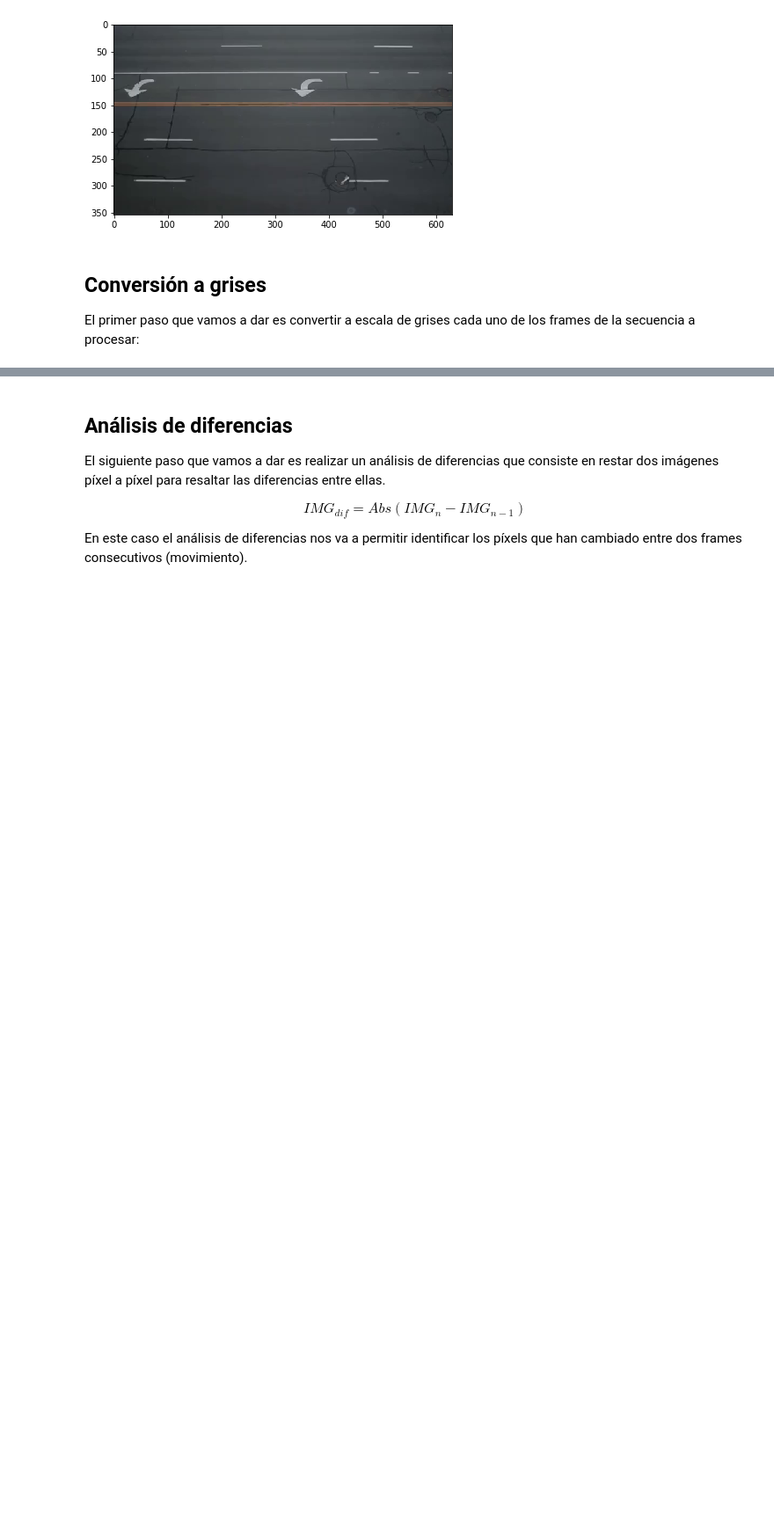
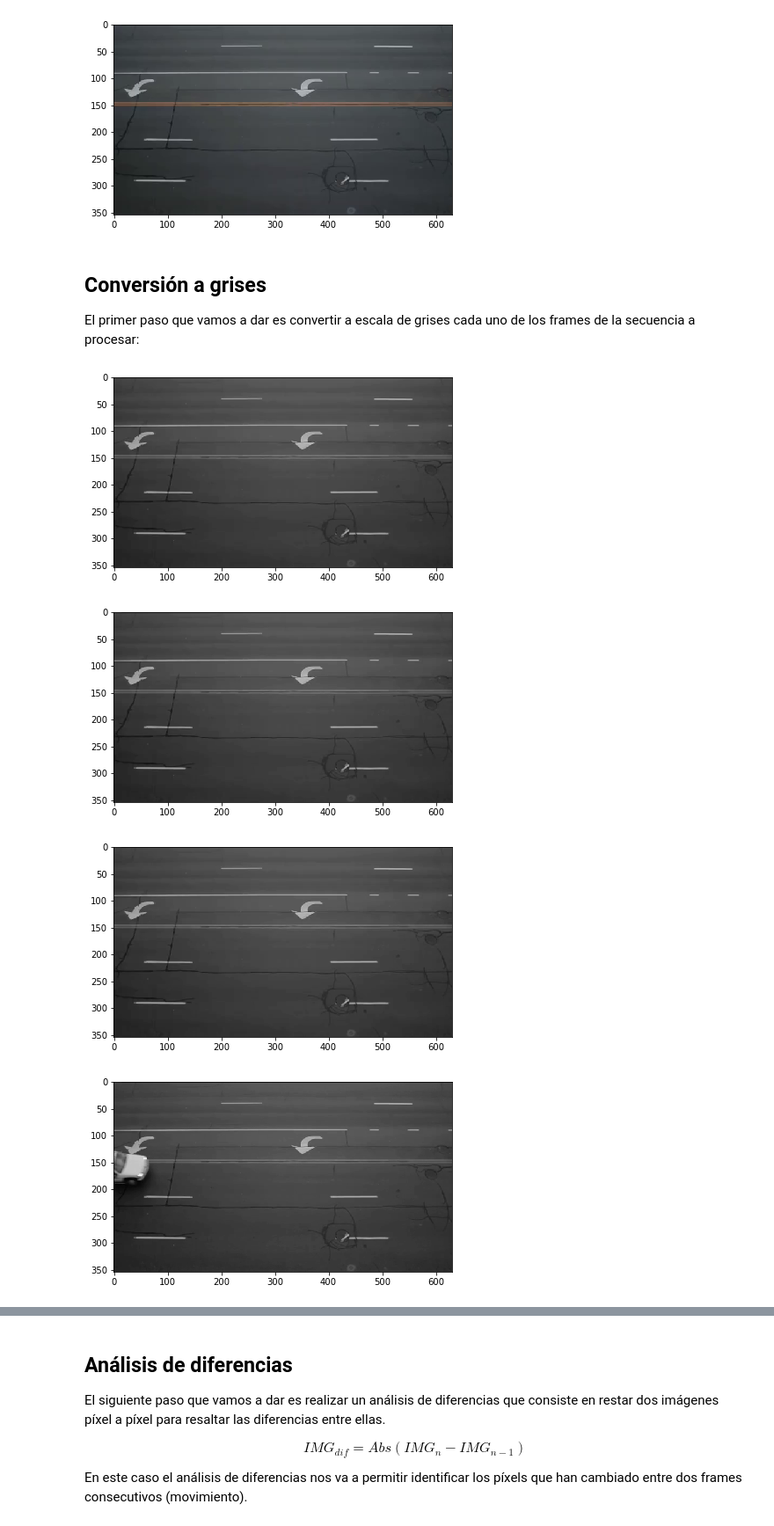
Before and after one commit to psagrera/Data-Science-Advanced, a Jupyter notebook: Computer_vision/Session3/S3.Challenge/S3_CV_challenge.ipynb, the cells around one changed output, grey strips where cells are left out. Shown at 88% size. Saved outputs shown, nothing was run; the diff lists cells and outputs as text; code cells hidden in the pictures; blank space fills up the shorter version.

```diff
--- a/Computer_vision/Session3/S3.Challenge/S3_CV_challenge.ipynb
+++ b/Computer_vision/Session3/S3.Challenge/S3_CV_challenge.ipynb
@@ -76,10 +78,17 @@ def convierte_a_gris(video):
     Recibe una lista de frames (vide) y devuelve una secuencia de frames de salida
     '''
     out = []
-
     # ESCRIBE AQUÍ TU CÓDIGO:
     # Tip: Tendrás que recorrer cada frame, convertirlo a grises y devolverlo en una lista
-
+    for i in range(len(video)):
+         out.append(rgb2gray(video[i]))
     return out
 # %%
 video_gris = convierte_a_gris(video_rgb)
+# %%
+mostrar_frames(video_gris)
+# %% [output]
+[figure, added]
+[figure, added]
+[figure, added]
+[figure, added]
```
Also changed, not shown: parts of 20 cells of this notebook, 33 other files.
